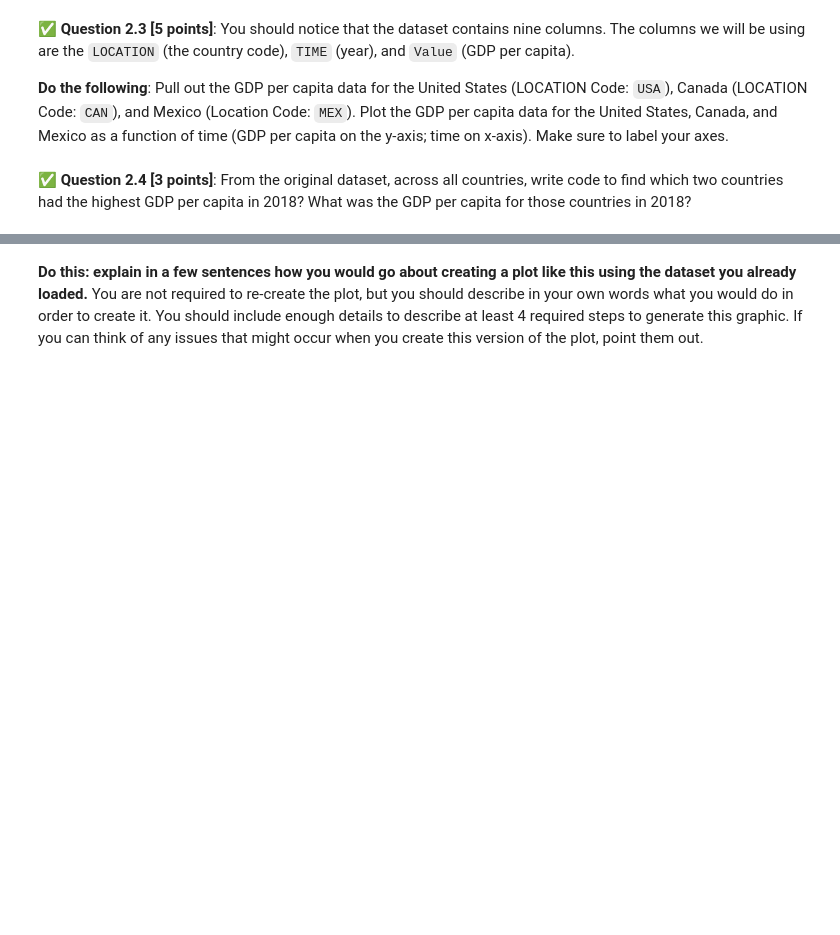
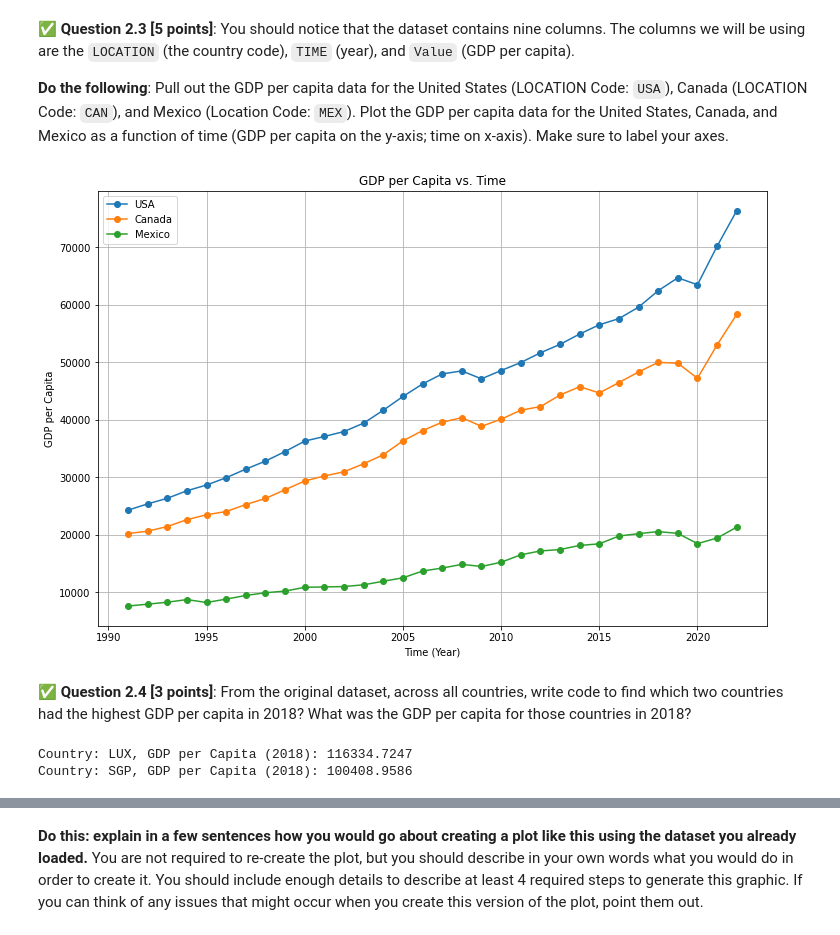
Before and after one commit to Sleepah/CMSE202-f23-turnin, a Jupyter notebook: midterm/CMSE202-Midterm-Section003-STUDENT.ipynb, the cells around one changed output, grey strips where cells are left out. Cells and saved outputs as stored; diff of their text form; code cells hidden in the pictures; blank space fills up the shorter version.

```diff
--- a/midterm/CMSE202-Midterm-Section003-STUDENT.ipynb
+++ b/midterm/CMSE202-Midterm-Section003-STUDENT.ipynb
@@ -68,3 +73,6 @@ Download the datafile `gdp_annual_usd_oecd.csv`.  The direct link to the file is
 &#9989; **Question 2.2 [2 points]**: To get started, read in the `gdp_annual_usd_oecd.csv` dataset, and then display the first 5 rows. I suggest you use `Pandas` for this read.
 # %%
 ### Put your code for Question 2.2 here
+import pandas as pd
+gdp_data = pd.read_csv("gdp_annual_usd_oecd.csv")
+gdp_data.head()
@@ -79,2 +92,23 @@ Pull out the GDP per capita data for the United States (LOCATION Code: `USA`), C
+# %%
+### Put your code for Question 2.3 here
+import matplotlib.pyplot as plt
+
+usa_data = gdp_data[gdp_data['LOCATION'] == 'USA']
+can_data = gdp_data[gdp_data['LOCATION'] == 'CAN']
+mex_data = gdp_data[gdp_data['LOCATION'] == 'MEX']
+
+plt.figure(figsize=(12, 8))
+plt.plot(usa_data['TIME'], usa_data['Value'], label='USA', marker='o')
+plt.plot(can_data['TIME'], can_data['Value'], label='Canada', marker='o')
+plt.plot(mex_data['TIME'], mex_data['Value'], label='Mexico', marker='o')
+
+plt.xlabel('Time (Year)')
+plt.ylabel('GDP per Capita')
+plt.title('GDP per Capita vs. Time')
+plt.legend()
+plt.grid(True)
+plt.show()
+# %% [output]
+[figure, added]
 # %% [markdown]
 &#9989; **Question 2.4 [3 points]**: From the original dataset, across all countries, write code to find which two countries had the highest GDP per capita in 2018?  What was the GDP per capita for those countries in 2018?
@@ -83,3 +115,13 @@ Pull out the GDP per capita data for the United States (LOCATION Code: `USA`), C
+# %%
+### Put your code for Question 2.4 here
+data_2018 = gdp_data[gdp_data['TIME'] == 2018]
+top_countries_2018 = data_2018.sort_values(by='Value', ascending=False).head(2)
+
+for index, row in top_countries_2018.iterrows():
+    print(f"Country: {row['LOCATION']}, GDP per Capita (2018): {row['Value']}")
+# %% [output]
+Country: LUX, GDP per Capita (2018): 116334.7247
+Country: SGP, GDP per Capita (2018): 100408.9586
 # %% [markdown]
 &#9989; **Question 2.5 [4 points]**: The following figure presents the GDP per capita for the countries with the 10 lowest GDP's per capita in 2018.  The values plotted are normalized (divided) by the GDP per capita from the country with the maximum GDP per captia.
 
```
Also changed, not shown: parts of 8 cells of this notebook.
